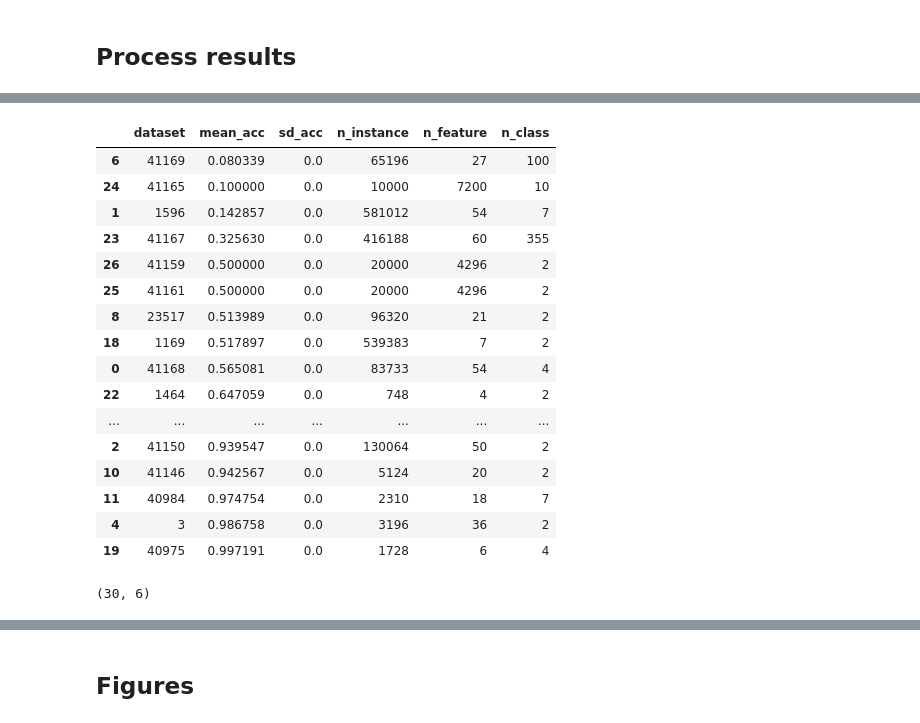
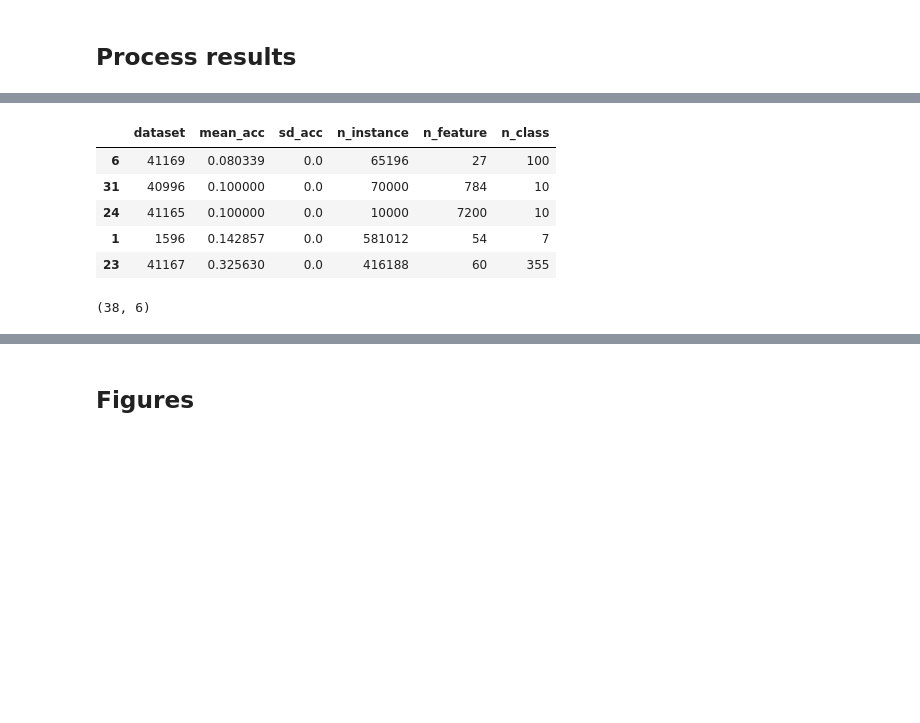
Before and after one commit to RichardMiddelkoop/AML_project_autosklearn_Px5_62275_-, a Jupyter notebook: grid_search/Analyze_results.ipynb, the cells around one changed output, grey strips where cells are left out. Drawn from its saved outputs; the diff is of its cells as text; code cells hidden in the pictures; blank space fills up the shorter version.

```diff
--- a/grid_search/Analyze_results.ipynb
+++ b/grid_search/Analyze_results.ipynb
@@ -462,6 +439,7 @@ increased time budget = 600s, no mem limit. ensemble_nbest = 0.1
 # %% [markdown]
 ## Process results
 # %%
+# Result part 1
 load_result = 'experiment_20211215-095915.pkl'
 res = Load_result_pkl(results_folder, load_result)
-res_df = Prep_res_df(res, meta_features_df)
+res_df1 = Prep_res_df(res, meta_features_df)
@@ -488,25 +446,21 @@ pd.concat([res_df, res_df])
+# %%
+# Result part 2
+load_result = 'experiment_20211215-155528.pkl'
+res = Load_result_pkl(results_folder, load_result)
+res_df2 = Prep_res_df(res, meta_features_df)
+# %%
+res_df = pd.concat([res_df1, res_df2]).reset_index(drop=True)
 # %%
 # Worst 5
-res_df.sort_values('mean_acc')
+res_df.sort_values('mean_acc').head()
 # %% [output]
 |  | dataset | mean_acc | sd_acc | n_instance | n_feature | n_class |
 | 6 | 41169 | 0.080339 | 0.0 | 65196 | 27 | 100 |
+| 31 | 40996 | 0.100000 | 0.0 | 70000 | 784 | 10 |
 | 24 | 41165 | 0.100000 | 0.0 | 10000 | 7200 | 10 |
 | 1 | 1596 | 0.142857 | 0.0 | 581012 | 54 | 7 |
 | 23 | 41167 | 0.325630 | 0.0 | 416188 | 60 | 355 |
-| 26 | 41159 | 0.500000 | 0.0 | 20000 | 4296 | 2 |
-| 25 | 41161 | 0.500000 | 0.0 | 20000 | 4296 | 2 |
-| 8 | 23517 | 0.513989 | 0.0 | 96320 | 21 | 2 |
-| 18 | 1169 | 0.517897 | 0.0 | 539383 | 7 | 2 |
-| 0 | 41168 | 0.565081 | 0.0 | 83733 | 54 | 4 |
-| 22 | 1464 | 0.647059 | 0.0 | 748 | 4 | 2 |
-| ... | ... | ... | ... | ... | ... | ... |
-| 2 | 41150 | 0.939547 | 0.0 | 130064 | 50 | 2 |
-| 10 | 41146 | 0.942567 | 0.0 | 5124 | 20 | 2 |
-| 11 | 40984 | 0.974754 | 0.0 | 2310 | 18 | 7 |
-| 4 | 3 | 0.986758 | 0.0 | 3196 | 36 | 2 |
-| 19 | 40975 | 0.997191 | 0.0 | 1728 | 6 | 4 |
 # %%
 res_df.shape
 # %% [output]
-(30, 6)
+(38, 6)
```
Also changed, not shown: parts of 25 cells of this notebook.
